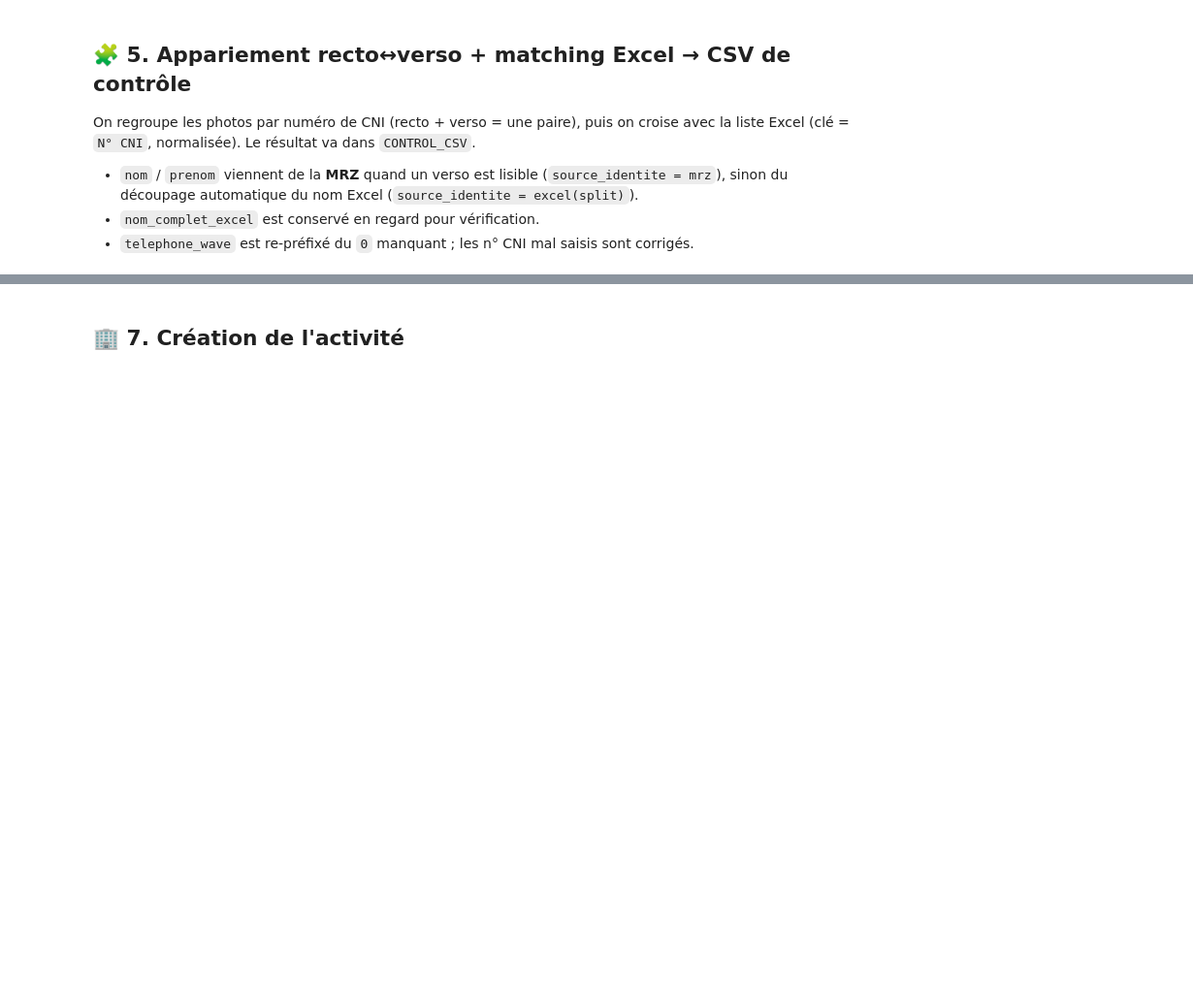
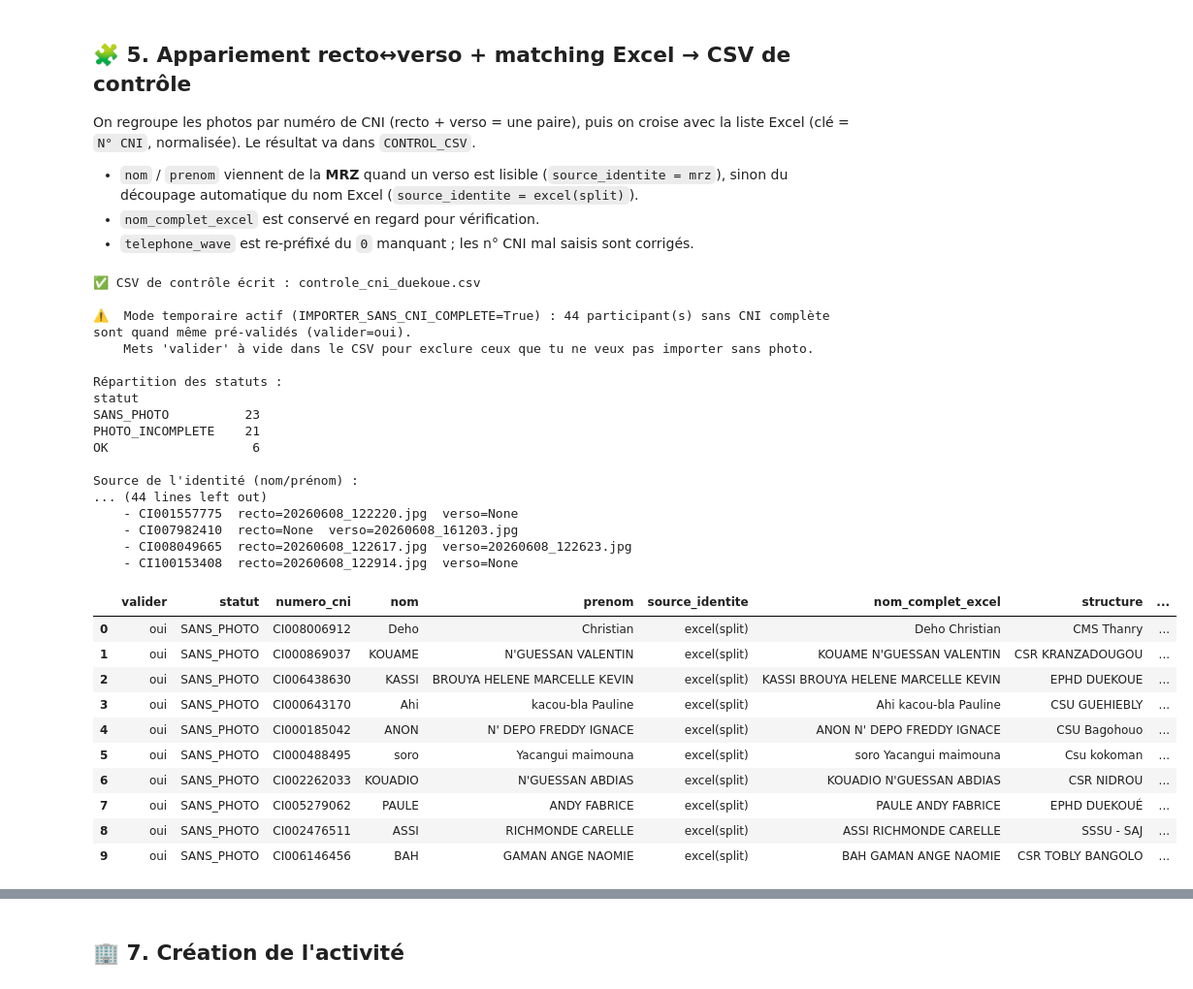
Before and after one commit to rsekoua/listePresence, a Jupyter notebook: import_participants.ipynb, the cells around one changed output, grey strips where cells are left out. Shown at 97% size. Cells and saved outputs as stored; diff of their text form; code cells hidden in the pictures; blank space fills up the shorter version.

```diff
--- a/import_participants.ipynb
+++ b/import_participants.ipynb
@@ -36,6 +36,12 @@ OUTPUT_DIR   = r"PDFs_Duekoue"       # Dossier de sortie des PDF
 
 CONTROL_CSV  = r"controle_cni_duekoue.csv"  # CSV de contrôle généré par l'OCR
 
+# ⚠️ Mode temporaire : pré-valide aussi les participants dont le recto et/ou le verso
+# de la CNI n'a pas été reconnu (photo manquante, illisible...), pour ne bloquer la
+# création de personne. Repasse à False pour revenir au comportement strict
+# (seul un statut OK — recto ET verso appariés — est auto-validé).
+IMPORTER_SANS_CNI_COMPLETE = True
+
 # Chemin de l'exécutable Tesseract (binaire installé séparément — cf. cellule Dépendances).
 # Mets None si tesseract est déjà accessible dans le PATH.
 TESSERACT_CMD = r"C:\Program Files\Tesseract-OCR\tesseract.exe"
@@ -44,5 +50,7 @@ TESSERACT_CMD = r"C:\Program Files\Tesseract-OCR\tesseract.exe"
 import os, re, requests, pandas as pd
 from pathlib import Path
 
+PHOTOS_REDRESSEES_DIR = Path(PHOTOS_DIR) / "_redressees"  # copies couleur tête en haut (générées à l'étape 4)
+
 os.makedirs(OUTPUT_DIR, exist_ok=True)
 print("✅ Configuration OK")
@@ -246,12 +295,14 @@ print(f"📁 {len(photos)} image(s) à analyser dans {PHOTOS_DIR}\n")
 
 extractions = []
 for i, p in enumerate(photos, 1):
-    r = extraire_cni(p)
+    r = extraire_cni(p, dest_dir=PHOTOS_REDRESSEES_DIR)
     extractions.append(r)
     flag = "✅" if r["numero_cni"] else "⚠️ "
+    rot = f"↻{r['rotation']}°" if r["rotation"] else ""
     print(f"  {flag} [{i}/{len(photos)}] {p.name[:32]:32s} "
-          f"{r['face']:6s} {r['numero_cni'] or '— illisible —':12s} {r['remarque']}")
+          f"{r['face']:6s} {r['numero_cni'] or '— illisible —':12s} {rot:5s} {r['remarque']}")
 
 df_ocr = pd.DataFrame(extractions)
 lus = int(df_ocr["numero_cni"].notna().sum()) if not df_ocr.empty else 0
 print(f"\n🔍 Extraction terminée : {lus}/{len(df_ocr)} numéro(s) lu(s)")
+print(f"🖼️  Copies redressées (tête en haut) enregistrées dans : {PHOTOS_REDRESSEES_DIR}")
@@ -322,44 +391,83 @@ for _, row in df_excel.iterrows():
     else:
         statut = "SANS_PHOTO"              # aucune photo pour cette personne
 
-    if statut == "SANS_PHOTO":
+    # SANS_PHOTO n'est exclu du CSV qu'en mode strict — en mode temporaire, la
+    # personne doit quand même pouvoir être créée (juste sans photo de CNI).
+    if statut == "SANS_PHOTO" and not IMPORTER_SANS_CNI_COMPLETE:
         continue
 
     lignes.append({
-        "valider": "oui" if statut == "OK" else "",
+        "valider": "oui" if (statut == "OK" or IMPORTER_SANS_CNI_COMPLETE) else "",
         "statut": statut,
         "numero_cni": cni or row["numero_cni"],
         "nom": nom, "prenom": prenom, "source_identite": source,
         "nom_complet_excel": row["nom_complet"].strip(),
         "structure": row["structure"].strip(), "fonction": row["fonction"].strip(),
         "telephone_wave": _normaliser_tel(row["telephone_wave"]),
         "email": row["email"].strip(),
         "photo_recto": recto or "", "photo_verso": verso or "",
         "confiance": ";".join(g.get("conf", [])),
     })
 
 df_controle = pd.DataFrame(lignes)
 df_controle.to_csv(CONTROL_CSV, index=False, encoding="utf-8-sig")
 
 # ── Rapport ────────────────────────────────────────────────────────
 cni_excel = set(df_excel["cni_norm"].dropna())
 orphelines = set(paires) - cni_excel   # CNI photographiées mais absentes de l'Excel
 print(f"✅ CSV de contrôle écrit : {CONTROL_CSV}\n")
+
+if IMPORTER_SANS_CNI_COMPLETE:
+    incomplets = int((df_controle["statut"] != "OK").sum())
+    print(f"⚠️  Mode temporaire actif (IMPORTER_SANS_CNI_COMPLETE=True) : {incomplets} "
+          f"participant(s) sans CNI complète sont quand même pré-validés (valider=oui).\n"
+          f"    Mets 'valider' à vide dans le CSV pour exclure ceux que tu ne veux pas "
+          f"importer sans photo.\n")
+
 print("Répartition des statuts :")
 print(df_controle["statut"].value_counts().to_string(), "\n")
 print("Source de l'identité (nom/prénom) :")
 print(df_controle["source_identite"].value_counts().to_string(), "\n")
 
 print(f"📸 Photos illisibles (n° non détecté) : {len(illisibles)}")
 for r in illisibles:
     print(f"    - {r['fichier']} ({r['face']}) — {r['remarque']}")
 
 print(f"\n🚫 CNI photographiées absentes de l'Excel : {len(orphelines)}")
 for cni in sorted(orphelines):
     g = paires[cni]
     print(f"    - {cni}  recto={g['recto']}  verso={g['verso']}")
 
 df_controle.head(10)
+# %% [output]
+✅ CSV de contrôle écrit : controle_cni_duekoue.csv
+
+⚠️  Mode temporaire actif (IMPORTER_SANS_CNI_COMPLETE=True) : 44 participant(s) sans CNI complète sont quand même pré-validés (valider=oui).
+    Mets 'valider' à vide dans le CSV pour exclure ceux que tu ne veux pas importer sans photo.
+
+Répartition des statuts :
+statut
+SANS_PHOTO          23
+PHOTO_INCOMPLETE    21
+OK                   6
+
+Source de l'identité (nom/prénom) :
+... (44 lines left out)
+    - CI001557775  recto=20260608_122220.jpg  verso=None
+    - CI007982410  recto=None  verso=20260608_161203.jpg
+    - CI008049665  recto=20260608_122617.jpg  verso=20260608_122623.jpg
+    - CI100153408  recto=20260608_122914.jpg  verso=None
+|  | valider | statut | numero_cni | nom | prenom | source_identite | nom_complet_excel | structure | ... |
+| 0 | oui | SANS_PHOTO | CI008006912 | Deho | Christian | excel(split) | Deho Christian | CMS Thanry | ... |
+| 1 | oui | SANS_PHOTO | CI000869037 | KOUAME | N'GUESSAN VALENTIN | excel(split) | KOUAME N'GUESSAN VALENTIN | CSR KRANZADOUGOU | ... |
+| 2 | oui | SANS_PHOTO | CI006438630 | KASSI | BROUYA HELENE MARCELLE KEVIN | excel(split) | KASSI BROUYA HELENE MARCELLE KEVIN | EPHD DUEKOUE | ... |
+| 3 | oui | SANS_PHOTO | CI000643170 | Ahi | kacou-bla Pauline | excel(split) | Ahi kacou-bla Pauline | CSU GUEHIEBLY | ... |
+| 4 | oui | SANS_PHOTO | CI000185042 | ANON | N' DEPO FREDDY IGNACE | excel(split) | ANON N' DEPO FREDDY IGNACE | CSU Bagohouo | ... |
+| 5 | oui | SANS_PHOTO | CI000488495 | soro | Yacangui maimouna | excel(split) | soro Yacangui maimouna | Csu kokoman | ... |
+| 6 | oui | SANS_PHOTO | CI002262033 | KOUADIO | N'GUESSAN ABDIAS | excel(split) | KOUADIO N'GUESSAN ABDIAS | CSR NIDROU | ... |
+| 7 | oui | SANS_PHOTO | CI005279062 | PAULE | ANDY FABRICE | excel(split) | PAULE ANDY FABRICE | EPHD DUEKOUÉ | ... |
+| 8 | oui | SANS_PHOTO | CI002476511 | ASSI | RICHMONDE CARELLE | excel(split) | ASSI RICHMONDE CARELLE | SSSU - SAJ | ... |
+| 9 | oui | SANS_PHOTO | CI006146456 | BAH | GAMAN ANGE NAOMIE | excel(split) | BAH GAMAN ANGE NAOMIE | CSR TOBLY BANGOLO | ... |
 # %% [markdown]
 ## ✍️ 6. RELIRE ET VALIDER le CSV de contrôle
 
```
Also changed, not shown: parts of 9 cells of this notebook, 2 other files.
